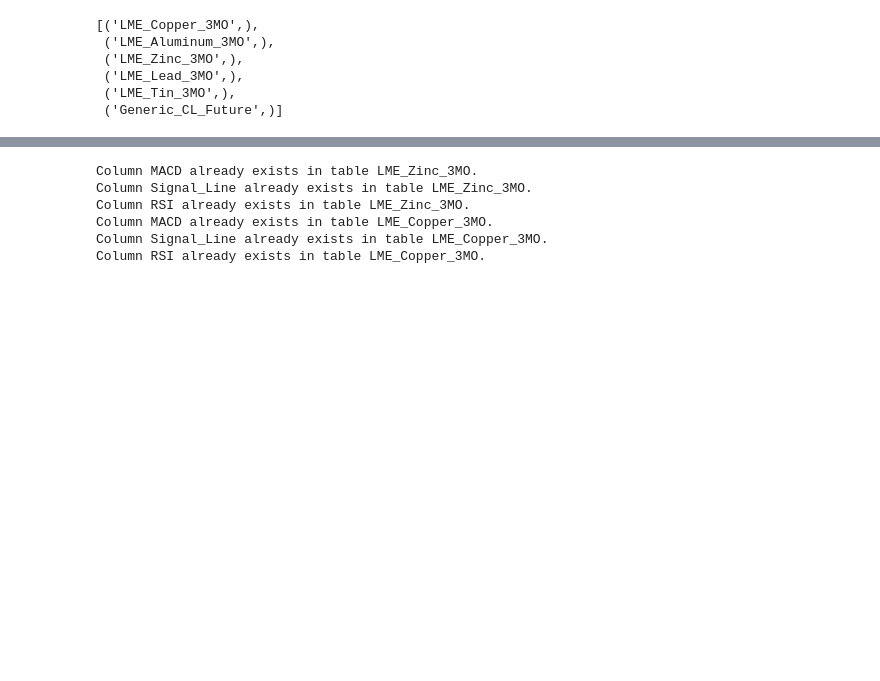
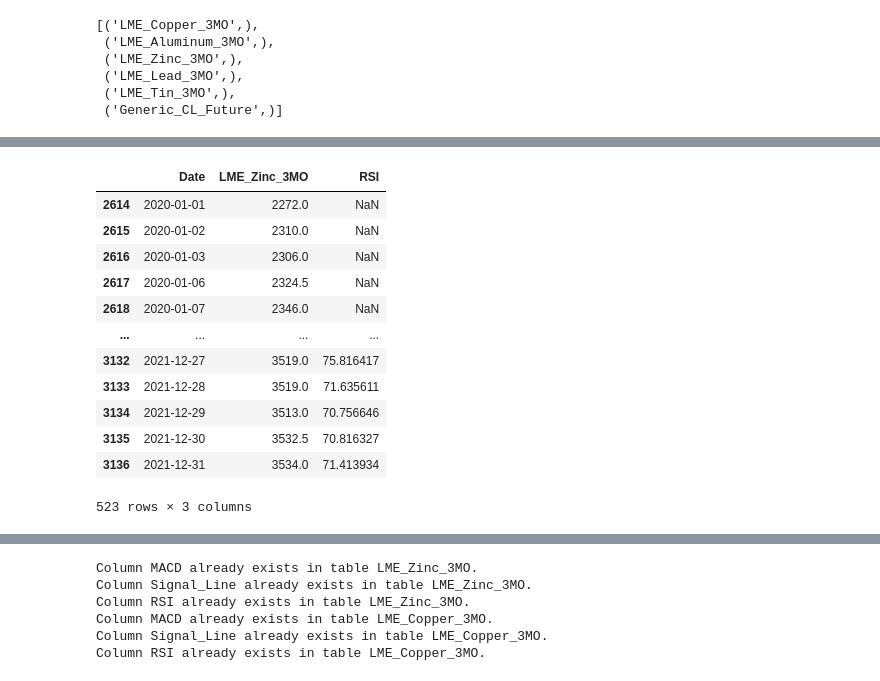
Before and after one commit to aml1012/OilDesk-Intern-Assessment, a Jupyter notebook: solutions/Question 5.ipynb, the cells around one changed output, grey strips where cells are left out. Saved outputs shown, nothing was run; the diff lists cells and outputs as text; code cells hidden in the pictures; blank space fills up the shorter version.

```diff
--- a/solutions/Question 5.ipynb
+++ b/solutions/Question 5.ipynb
@@ -26,0 +79,24 @@ cursor.execute("SELECT name FROM sqlite_master WHERE type = 'table';").fetchall(
+# %%
+def calculate_rsi(df, price_column, period=14, over_bought = 70, over_sold = 30):
+    """
+    Calculates the Relative Strength Index (RSI) for an asset.
+    By default uses the standard period of 14 days
+    By default over bought level is 70 and over sold is 30 as standard
+
+    Inputs: dataframe, price column which contains last settlment price data
+    Outputs: a dataframe with RSI metrics, an RSI plot with overbought and oversold lines to indicate buy and sell
+
+    """
+    df['Change'] = df[price_column].diff()
+    df['Gain'] = np.where(df['Change']>0, df['Change'],0)
+    df['Loss'] = np.where(df['Change']<0, -df['Change'],0)
+
+    df['Avg Gain'] = df['Gain'].rolling(window = 14).mean()
+    df['Avg Loss'] = df['Loss'].rolling(window = 14).mean()
+
+    df['RS']= df['Avg Gain']/df['Avg Loss']
+    df['RSI'] = 100 - (100/(1+df['RS']))
+
+
+
+    return df[['Date', price_column, 'RSI']]
@@ -26,0 +120,17 @@ cursor.execute("SELECT name FROM sqlite_master WHERE type = 'table';").fetchall(
+# %%
+calculate_rsi(copper_df, 'LME_Copper_3MO')
+calculate_rsi(zinc_df, 'LME_Zinc_3MO')
+# %% [output]
+|  | Date | LME_Zinc_3MO | RSI |
+| 2614 | 2020-01-01 | 2272.0 | NaN |
+| 2615 | 2020-01-02 | 2310.0 | NaN |
+| 2616 | 2020-01-03 | 2306.0 | NaN |
+| 2617 | 2020-01-06 | 2324.5 | NaN |
+| 2618 | 2020-01-07 | 2346.0 | NaN |
+| ... | ... | ... | ... |
+| 3132 | 2021-12-27 | 3519.0 | 75.816417 |
+| 3133 | 2021-12-28 | 3519.0 | 71.635611 |
+| 3134 | 2021-12-29 | 3513.0 | 70.756646 |
+| 3135 | 2021-12-30 | 3532.5 | 70.816327 |
+| 3136 | 2021-12-31 | 3534.0 | 71.413934 |
+523 rows × 3 columns
```
Also changed, not shown: parts of 7 cells of this notebook.
